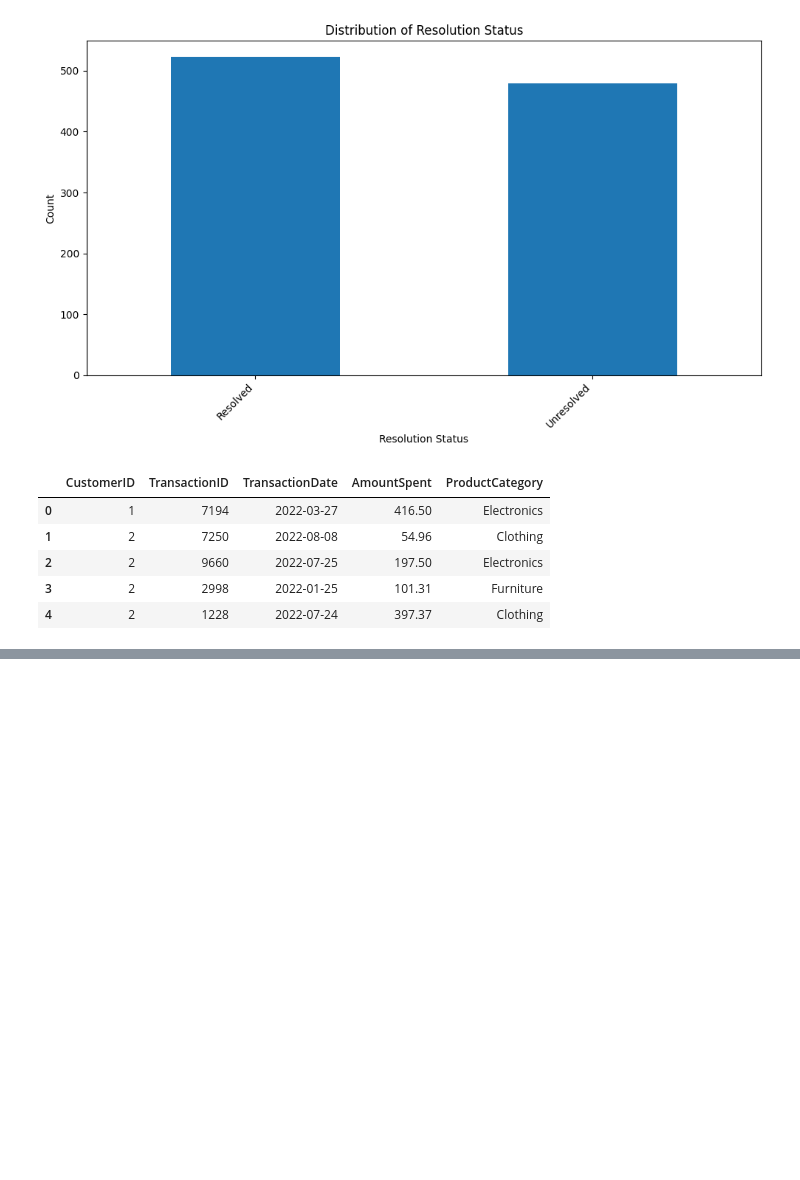
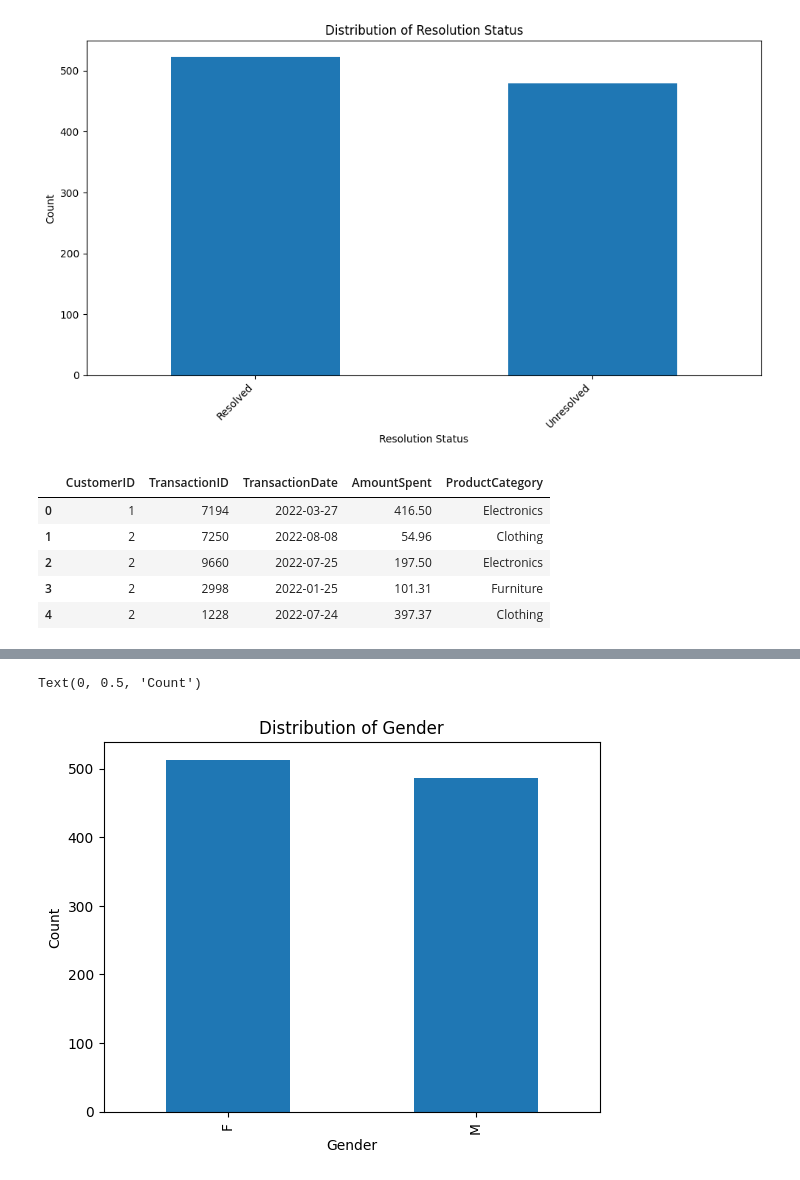
Before and after one commit to RedeemerNtumy/customer_churn, a Jupyter notebook: LloydsBank.ipynb, the cells around one changed output, grey strips where cells are left out. Saved outputs shown, nothing was run; the diff lists cells and outputs as text; code cells hidden in the pictures; blank space fills up the shorter version.

```diff
--- a/LloydsBank.ipynb
+++ b/LloydsBank.ipynb
@@ -148,0 +601,2 @@ transaction_history.head()
+# %%
+customer_service_usage = pd.get_dummies(customer_final, columns=["ServiceUsage"], prefix="ServiceType", drop_first=True,dtype=int)
@@ -148,0 +619,9 @@ transaction_history.head()
+# %%
+gender_counts = customer_service_usage.Gender.value_counts()
+gender_counts.plot(kind='bar')
+plt.title('Distribution of Gender')
+plt.xlabel('Gender')
+plt.ylabel('Count')
+# %% [output]
+Text(0, 0.5, 'Count')
+[figure, added]
```
Also changed, not shown: parts of 60 cells of this notebook, 1 other file.
